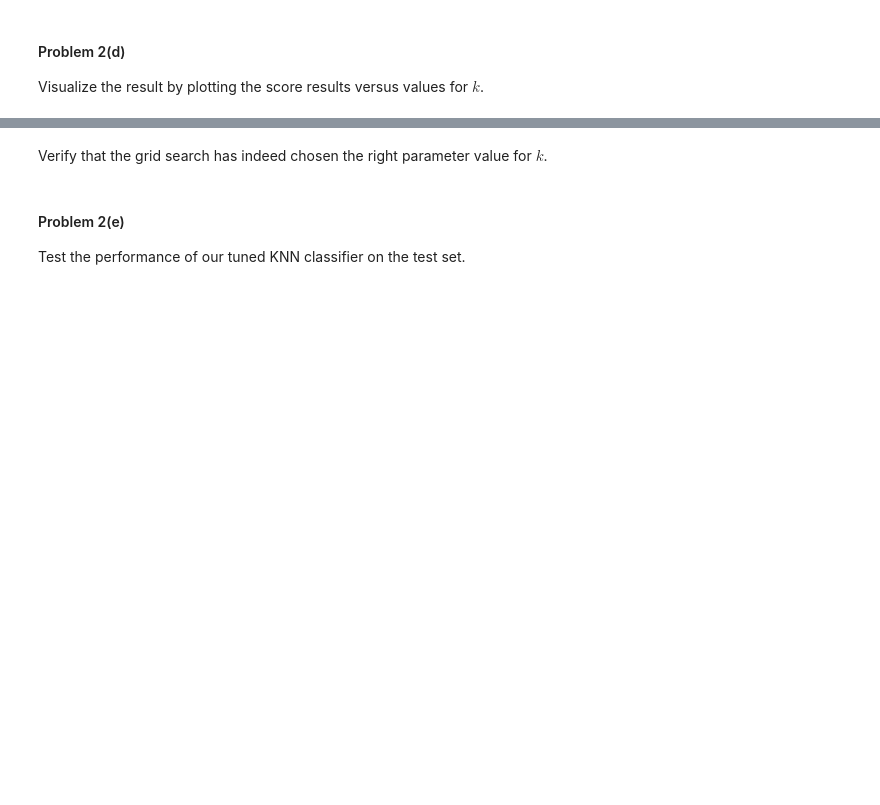
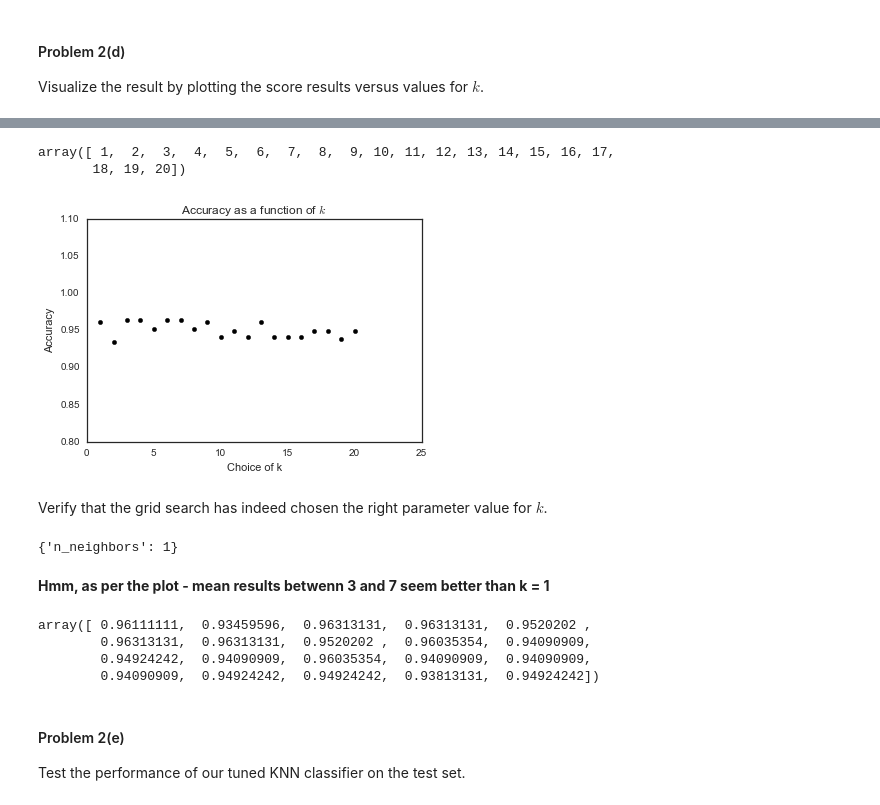
Before and after one commit to suyashSax/CS-109, a Jupyter notebook: Week 7/HW 3 - Prediction and Classification.ipynb, the cells around one changed output, grey strips where cells are left out. Drawn from its saved outputs; the diff is of its cells as text; code cells hidden in the pictures; blank space fills up the shorter version.

```diff
--- a/Week 7/HW 3 - Prediction and Classification.ipynb
+++ b/Week 7/HW 3 - Prediction and Classification.ipynb
@@ -654,0 +675,15 @@ In the lecture we discussed how to use cross validation to estimate the optimal
+# %%
+# From Labs:
+from sklearn.neighbors import KNeighborsClassifier
+from sklearn.model_selection import GridSearchCV
+
+def cv_optimize(clf, parameters, Xtrain, ytrain, n_folds=5):
+    gs = GridSearchCV(clf, param_grid=parameters, cv=n_folds)
+    gs.fit(Xtrain, ytrain)
+    print "BEST PARAMS", gs.best_params_
+    return gs
+# %%
+# Try upto 20 neighbors:
+k = np.arange(20)+1
+# %%
+gs = cv_optimize(KNeighborsClassifier(), {"n_neighbors": k}, X_train, y_train, n_folds=10)
@@ -661,2 +734,19 @@ Visualize the result by plotting the score results versus values for $k$.
+# %%
+k
+# %% [output]
+array([ 1,  2,  3,  4,  5,  6,  7,  8,  9, 10, 11, 12, 13, 14, 15, 16, 17,
+       18, 19, 20])
+# %%
+scores = [b.cv_validation_scores for b in gs.grid_scores_]
+score_means = np.mean(scores, axis=1)
+
+plt.ylim(0.8, 1.1)
+plt.scatter(k,score_means, c='k', zorder=2)
+plt.title('Accuracy as a function of $k$')
+plt.ylabel('Accuracy')
+plt.xlabel('Choice of k')
+plt.show()
+# %% [output]
+[figure, added]
 # %% [markdown]
 Verify that the grid search has indeed chosen the right parameter value for $k$.
@@ -665,3 +753,16 @@ Verify that the grid search has indeed chosen the right parameter value for $k$.
+# %%
+gs.best_params_
+# %% [output]
+{'n_neighbors': 1}
+# %% [markdown]
+**Hmm, as per the plot - mean results betwenn 3 and 7 seem better than k = 1**
+# %%
+score_means
+# %% [output]
+array([ 0.96111111,  0.93459596,  0.96313131,  0.96313131,  0.9520202 ,
+        0.96313131,  0.96313131,  0.9520202 ,  0.96035354,  0.94090909,
+        0.94924242,  0.94090909,  0.96035354,  0.94090909,  0.94090909,
+        0.94090909,  0.94924242,  0.94924242,  0.93813131,  0.94924242])
 # %% [markdown]
 #### Problem 2(e)
 
```
Also changed, not shown: parts of 22 cells of this notebook.
